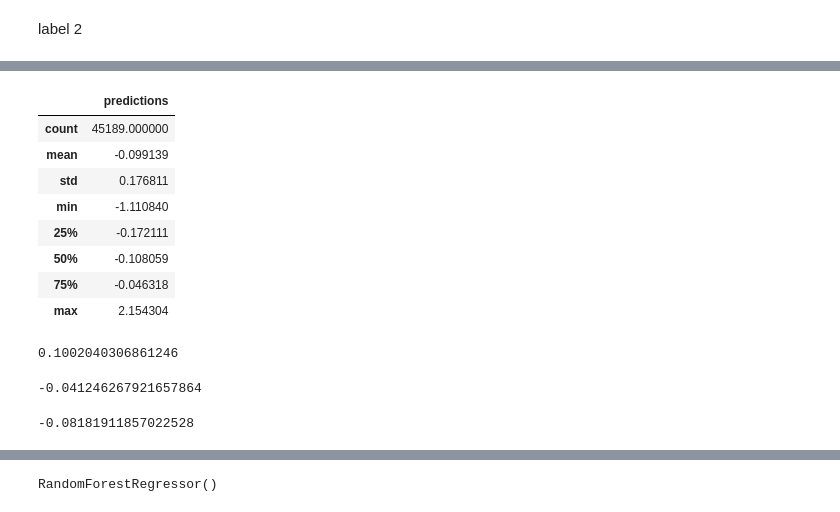
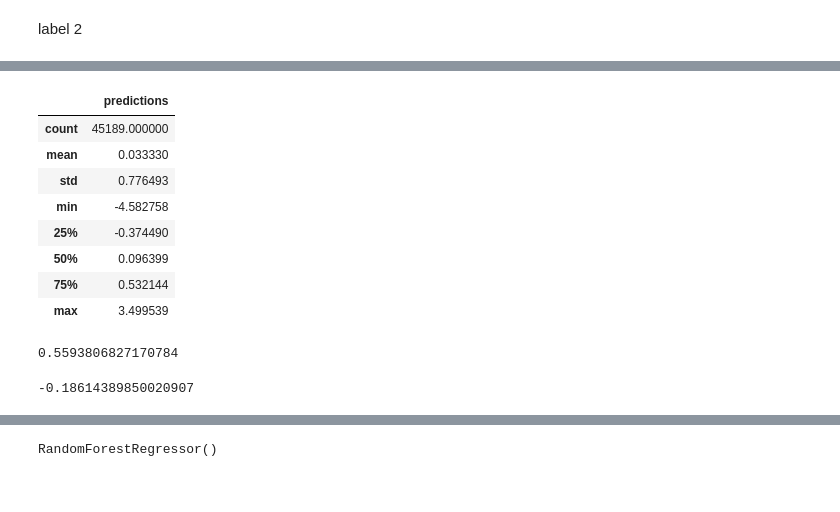
Before and after one commit to TGChenZP/MAST30034-A2_GroupWork_Py, a Jupyter notebook: notebooks/R_14_future_return_prediction.ipynb, the cells around one changed output, grey strips where cells are left out. Saved outputs shown, nothing was run; the diff lists cells and outputs as text; code cells hidden in the pictures.

```diff
--- a/notebooks/R_14_future_return_prediction.ipynb
+++ b/notebooks/R_14_future_return_prediction.ipynb
@@ -102,6 +100,7 @@ merchant_fortnight_w_deltachange
 # %%
 # drop original useless columns
-merchant_fortnight_w_deltachange = merchant_fortnight_w_deltachange.drop(['delta(r)', 'rev_t+1'], axis=1)
+merchant_fortnight_w_deltachange = merchant_fortnight_w_deltachange.drop(['delta(r)', 'delta(n_customers)',
+    'delta(distinct_customers)'], axis=1)
 merchant_fortnight_w_deltachange
 # %% [output]
 |  | Year | Fortnight | merchant_abn | sum_transactions_STD | number_of_customers_STD | distinct_customers_STD | ... |
@@ -145,9 +144,9 @@ len(persona)
 # %% [output]
 99695
 # %%
-growth_standardised_timeSeries = growth_standardised_timeSeries.merge(persona, how = 'left', on = ['merchant_abn', 'Fortnight', 'Year'])
-growth_standardised_timeSeries = growth_standardised_timeSeries.fillna(0)
-growth_standardised_timeSeries
+# growth_standardised_timeSeries = growth_standardised_timeSeries.merge(persona, how = 'left', on = ['merchant_abn', 'Fortnight', 'Year'])
+# growth_standardised_timeSeries = growth_standardised_timeSeries.fillna(0)
+# growth_standardised_timeSeries
 # %% [output]
 KeyError: 'Year'
 # %%
@@ -237,0 +239,9 @@ kbest_scores2
+# %%
+# select k best
+selectk_F3 = SelectKBest(f_regression, k=len(train_standardised.columns) - 6)
+
+train_standardised_dropna = train_standardised.dropna()
+val_standardised_dropna = val_standardised.dropna()
+test_standardised_dropna = test_standardised.dropna()
+
+selectk_F3.fit(train_standardised_dropna.drop(['Year', 'Fortnight', 'merchant_abn', 'label1', 'label2', 'label3'], axis=1), train_standardised_dropna['label3'])
@@ -435,0 +494,5 @@ XGBRegressor(base_score=0.5, booster='gbtree', callbacks=None,
+# %%
+m2 = xgboost.XGBRegressor()
+m2.fit(train_standardised_dropna[['sum_transactions_STD_t-0',
+    'number_of_customers_STD_t-0',
+    'distinct_customers_STD_t-0']], train_standardised_dropna['label2'])
@@ -436,42 +510,22 @@ XGBRegressor(base_score=0.5, booster='gbtree', callbacks=None,
 # %%
-predictions = m.predict(train_standardised_dropna[['sum_transactions_STD_t-0',
-    'sum_transactions_STD_t-1',
-    'sum_transactions_STD_t-2',
-    'sum_transactions_STD_t-3',
-    'sum_transactions_STD_t-4']])
+predictions = m2.predict(train_standardised_dropna[['sum_transactions_STD_t-0', 'number_of_customers_STD_t-0', 'distinct_customers_STD_t-0']])
 
 pd.DataFrame({'predictions':predictions}).describe()
 # %% [output]
 |  | predictions |
 | count | 45189.000000 |
-| mean | -0.099139 |
-| std | 0.176811 |
-| min | -1.110840 |
-| 25% | -0.172111 |
-| 50% | -0.108059 |
-| 75% | -0.046318 |
-| max | 2.154304 |
+| mean | 0.033330 |
+| std | 0.776493 |
+| min | -4.582758 |
+| 25% | -0.374490 |
+| 50% | 0.096399 |
+| 75% | 0.532144 |
+| max | 3.499539 |
-# %%
-m.score(train_standardised_dropna[['sum_transactions_STD_t-0',
-    'sum_transactions_STD_t-1',
-    'sum_transactions_STD_t-2',
-    'sum_transactions_STD_t-3',
-    'sum_transactions_STD_t-4']], train_standardised_dropna['label1'])
-# %% [output]
-0.1002040306861246
-# %%
-m.score(val_standardised_dropna[['sum_transactions_STD_t-0',
-    'sum_transactions_STD_t-1',
-    'sum_transactions_STD_t-2',
-    'sum_transactions_STD_t-3',
-    'sum_transactions_STD_t-4']], val_standardised_dropna['label1'])
-# %% [output]
--0.041246267921657864
-# %%
-m.score(test_standardised_dropna[['sum_transactions_STD_t-0',
-    'sum_transactions_STD_t-1',
-    'sum_transactions_STD_t-2',
-    'sum_transactions_STD_t-3',
-    'sum_transactions_STD_t-4']], test_standardised_dropna['label1'])
-# %% [output]
--0.08181911857022528
+# %%
+m2.score(train_standardised_dropna[['sum_transactions_STD_t-0', 'number_of_customers_STD_t-0', 'distinct_customers_STD_t-0']], train_standardised_dropna['label2'])
+# %% [output]
+0.5593806827170784
+# %%
+m2.score(val_standardised_dropna[['sum_transactions_STD_t-0', 'number_of_customers_STD_t-0', 'distinct_customers_STD_t-0']], val_standardised_dropna['label2'])
+# %% [output]
+-0.18614389850020907
```
Also changed, not shown: parts of 71 cells of this notebook, 2 other files.
